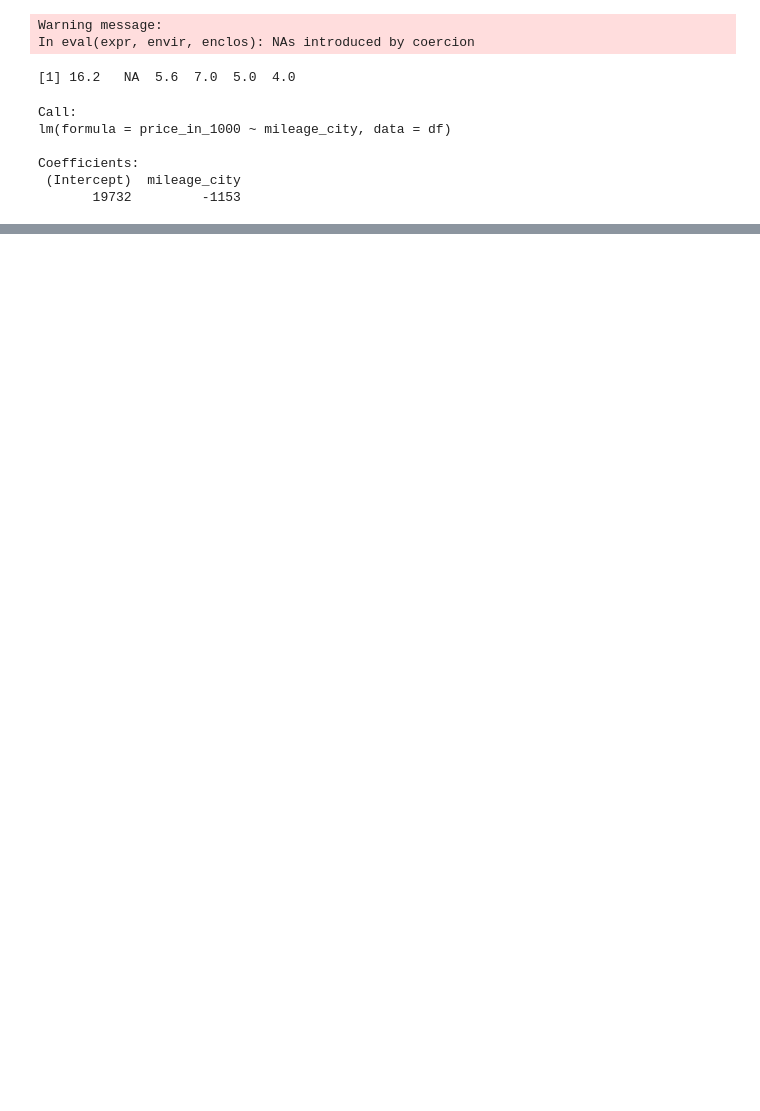
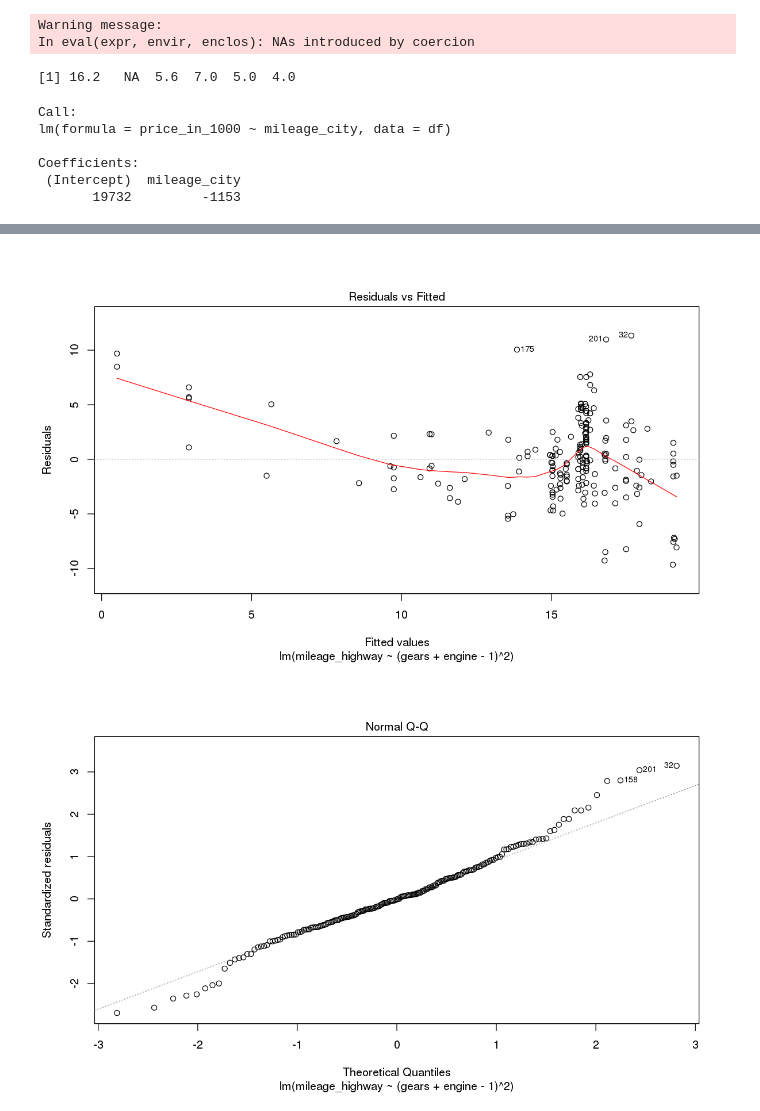
Before and after one commit to unnati-xyz/intro-R-data-science, a Jupyter notebook: cars/Model.ipynb, the cells around one changed output, grey strips where cells are left out. Cells and saved outputs as stored; diff of their text form; code cells hidden in the pictures; blank space fills up the shorter version.

Commit message:
Better models & tidier data

```diff
--- a/cars/Model.ipynb
+++ b/cars/Model.ipynb
@@ -58,0 +94,4 @@ Coefficients:
+# %%
+
+model <- lm(mileage_highway ~ (gears + engine - 1)^2, data = df)
+summary(model)
@@ -58,0 +117,5 @@ Coefficients:
+# %%
+plot(model)
+# %% [output]
+[figure, added]
+[figure, added]
```
Also changed, not shown: parts of 13 cells of this notebook, 3 other files.
